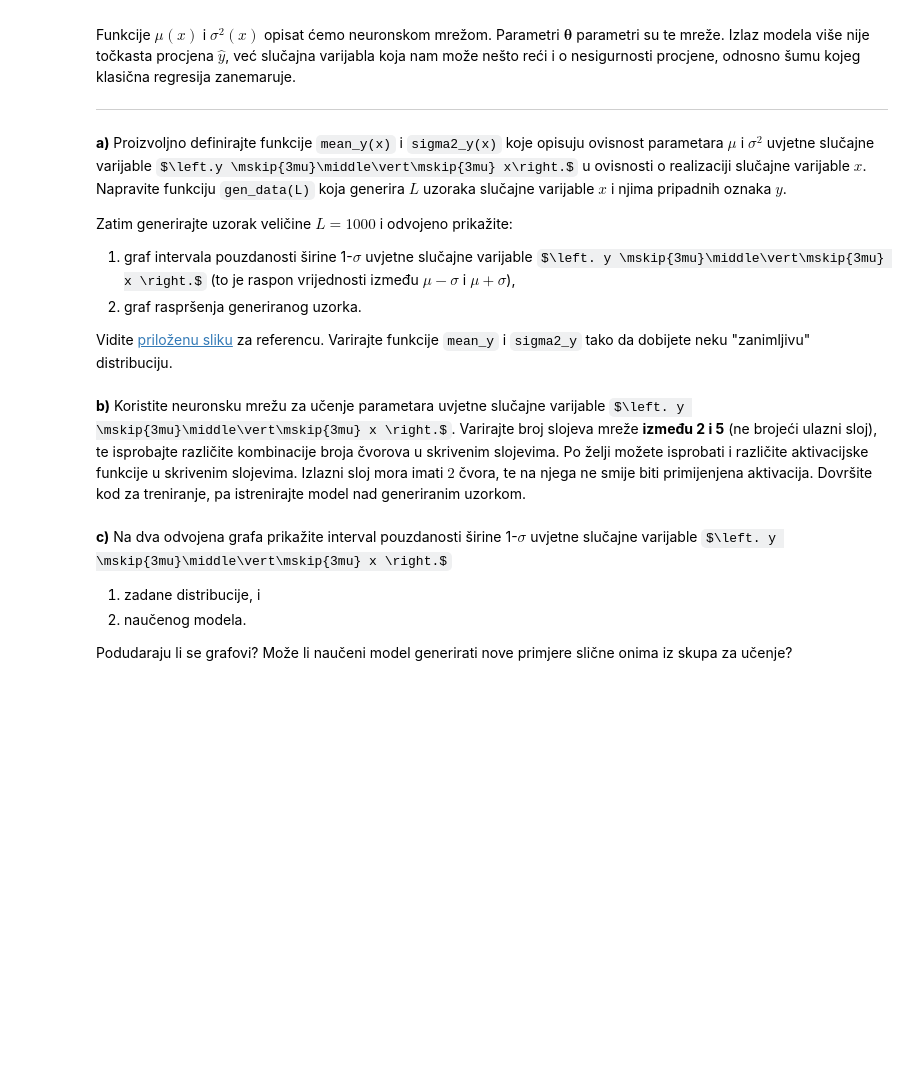
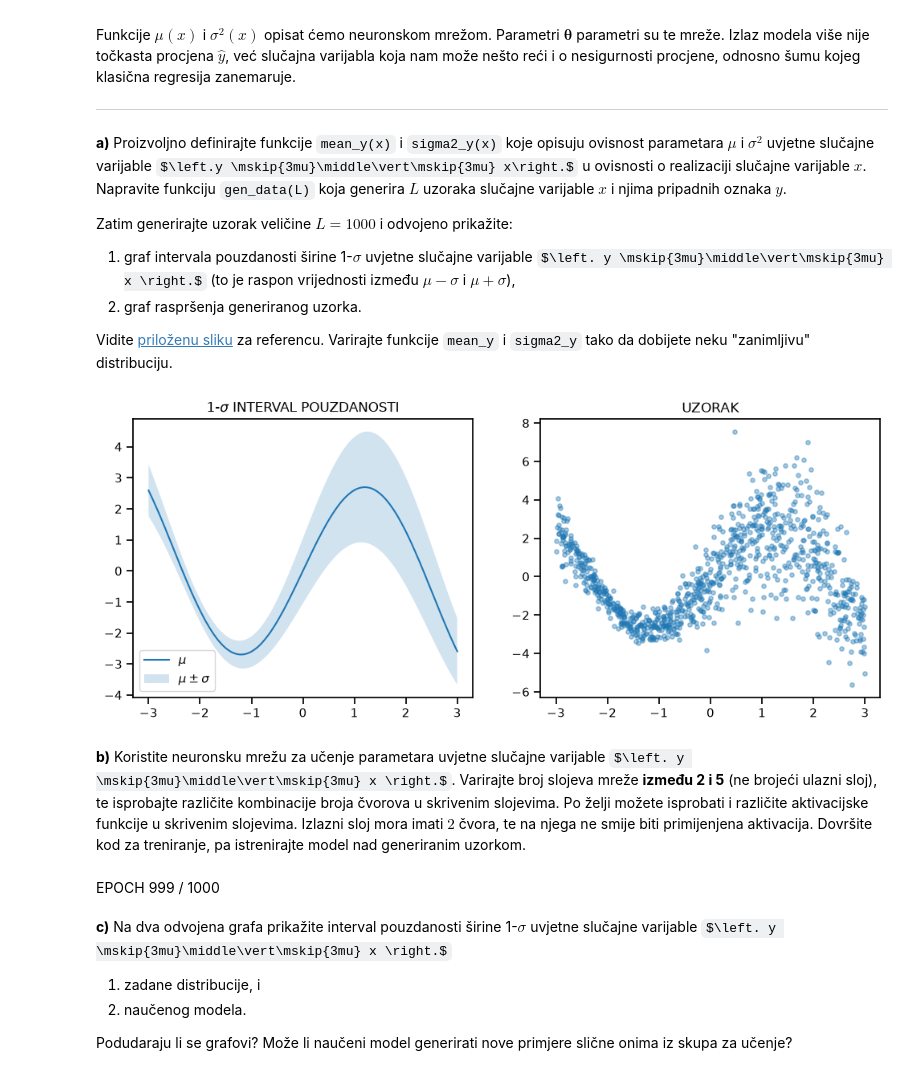
Before and after one commit to Ivan-Dujmic/FER-Deep-Learning-2, a Jupyter notebook: Lab1/lab_1.ipynb, the cells around one changed output. Cells and saved outputs as stored; diff of their text form; code cells hidden in the pictures; some formulas as TeX source; blank space fills up the shorter version.

```diff
--- a/Lab1/lab_1.ipynb
+++ b/Lab1/lab_1.ipynb
@@ -418,26 +418,39 @@ Zatim generirajte uzorak veličine $L = 1000$ i odvojeno prikažite:
 Vidite <a href="slika_4.png">priloženu sliku</a> za referencu.
 Varirajte funkcije `mean_y` i `sigma2_y` tako da dobijete neku "zanimljivu" distribuciju.
 # %%
-mean_y = lambda x: ...
-sigma2_y = lambda x: ...
+mean_y = lambda x: 2.5 * np.sin(1.2 * x) + 0.5 * x * np.cos(x)
+sigma2_y = lambda x: 0.1 + 0.8 * (np.sin(x) + 1)**2 + 0.2 * np.exp(-0.5 * x**2)
 
 L = 1000
 
 def gen_data(L):
-    X = ...
-    Y = ...
+    X = np.random.uniform(-3, 3, L)
+    mu = mean_y(X)
+    sigma = np.sqrt(sigma2_y(X))
+    Y = np.random.normal(mu, sigma)
 
     return X, Y
 
 X, Y = gen_data(L)
 
+x_grid = np.linspace(-3, 3, 300)
+mu_grid = mean_y(x_grid)
+sigma_grid = np.sqrt(sigma2_y(x_grid))
+
 with plot_context(show=True, figsize=(12, 4.5)):
     with plot_context(subplot=(1, 2, 1), title="1-$\sigma$ INTERVAL POUZDANOSTI", legend=["$\mu$", "$\mu \pm \sigma$"]):
-        plt.plot  # srednja vrijednost
-        plt.fill_between  # interval povjerenja
+        plt.plot(x_grid, mu_grid)
+        plt.fill_between(
+            x_grid,
+            mu_grid - sigma_grid,
+            mu_grid + sigma_grid,
+            alpha = 0.2,
+        )
 
     with plot_context(subplot=(1, 2, 2), title="UZORAK"):
-        plt.scatter  # uzorak
+        plt.scatter(X, Y, alpha=0.4, s=15)
+# %% [output]
+[figure, added]
 # %% [markdown]
 <b>b)</b>
 Koristite neuronsku mrežu za učenje parametara uvjetne slučajne varijable $\left. y \mskip{3mu}\middle\vert\mskip{3mu} x \right.$.
@@ -446,21 +459,36 @@ Po želji možete isprobati i različite aktivacijske funkcije u skrivenim sloje
 Izlazni sloj mora imati $2$ čvora, te na njega ne smije biti primijenjena aktivacija.
 Dovršite kod za treniranje, pa istrenirajte model nad generiranim uzorkom.
 # %%
+import tensorflow.math as tfm
+
 model = tf.keras.Sequential([tf.keras.layers.Dense(100, activation="relu"),
                              tf.keras.layers.Dense(100, activation="relu"),
                              tf.keras.layers.Dense(2, activation=None)])
 
 optimizer = tf.optimizers.Adam(1e-3)
 
-for _ in range(1000):
+num_epoch = 1000
+
+for epoch in range(num_epoch):
     X, Y = gen_data(100)
 
+    X_tensor = tf.cast(X.reshape([-1, 1]), dtype=tf.float32)
+    Y_tensor = tf.cast(Y.reshape([-1, 1]), dtype=tf.float32)
+
     with tf.GradientTape() as tape:
-        mean, logvar = tf.split(model(X.reshape([-1, 1])), num_or_size_splits=[1, 1], axis=1)
-        loss = ...
+        predictions = model(X_tensor)
+        mean, logvar = tf.split(predictions, num_or_size_splits=2, axis=1)
+
+        var = tf.exp(logvar)
+        nll = 0.5 * (tfm.log(2 * np.pi) + logvar + tf.square(Y_tensor - mean) / var)
+        loss = tf.reduce_mean(nll)
 
     grad = tape.gradient(loss, model.trainable_variables)
     optimizer.apply_gradients(zip(grad, model.trainable_variables))
+
+    display(HTML(f"EPOCH {epoch} / {num_epoch}"), clear=True)
+# %% [output]
+EPOCH 999 / 1000
 # %% [markdown]
 <b>c)</b> Na dva odvojena grafa prikažite interval pouzdanosti širine 1-$\sigma$ uvjetne slučajne varijable $\left. y \mskip{3mu}\middle\vert\mskip{3mu} x \right.$
  1. zadane distribucije, i
```
Also changed, not shown: parts of 3 cells of this notebook.
